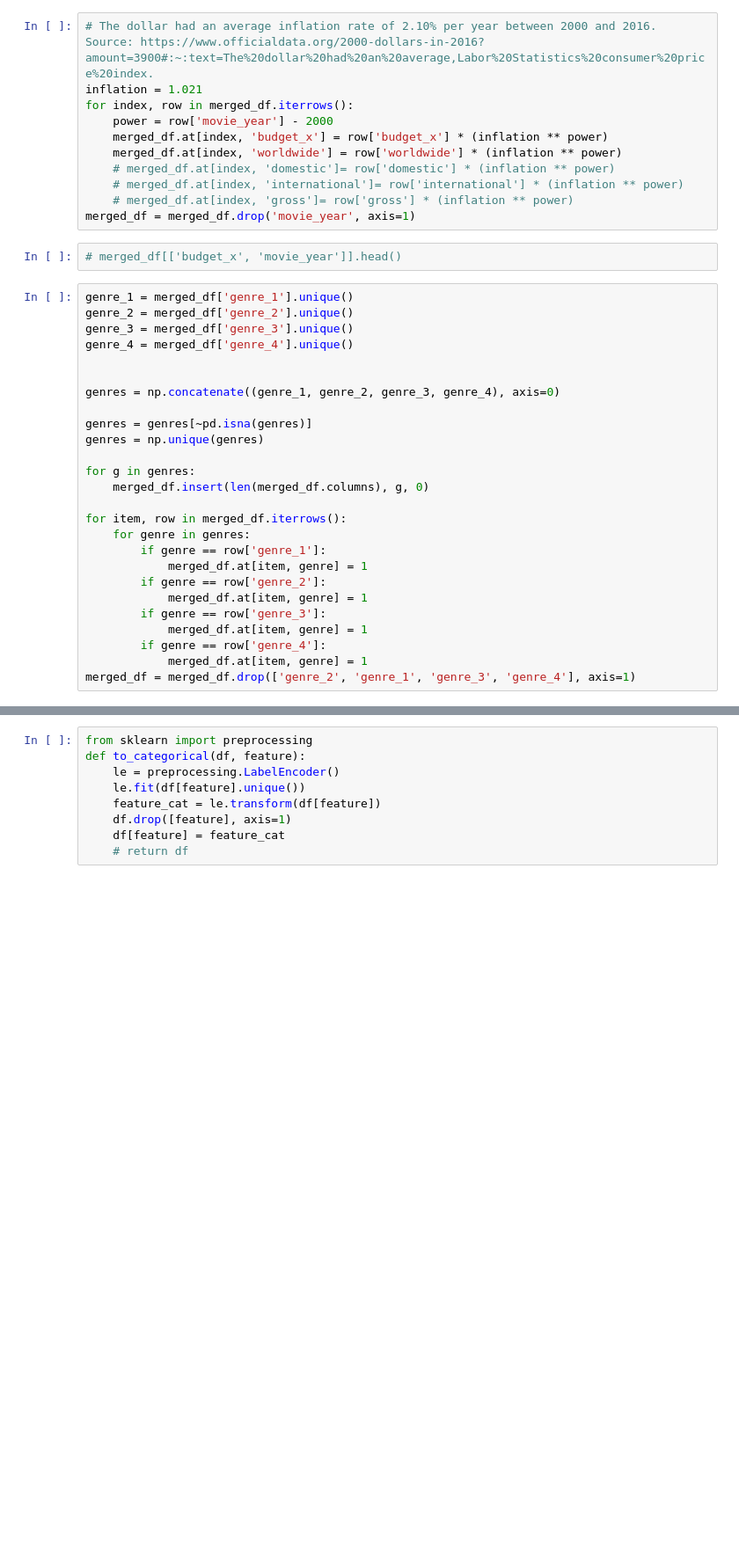
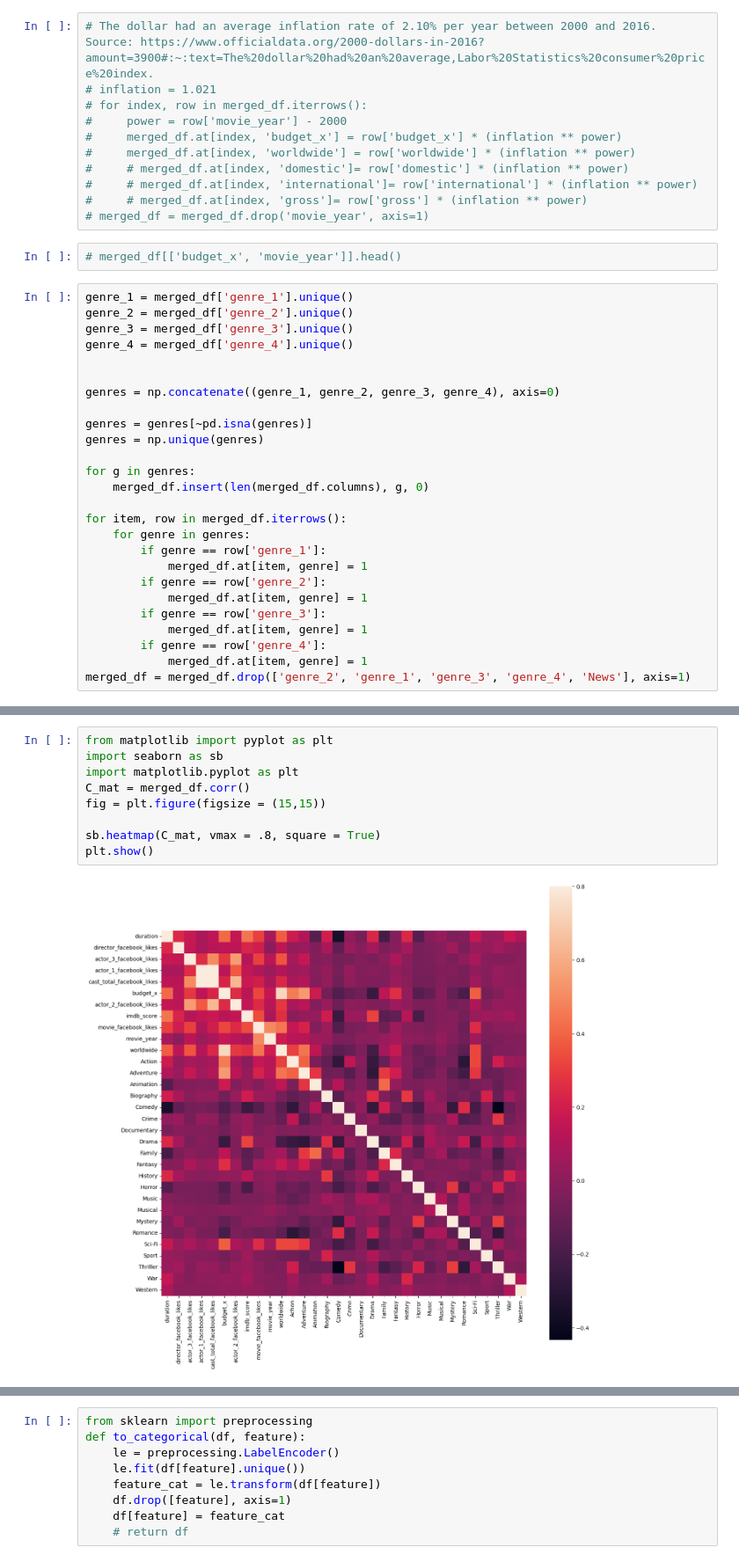
Before and after one commit to mpourostad/MovieRevenuePrediction, a Jupyter notebook: data_visualization.ipynb, the cells around one changed output, grey strips where cells are left out. Shown at 88% size. Saved outputs shown, nothing was run; the diff lists cells and outputs as text; blank space fills up the shorter version.

```diff
--- a/data_visualization.ipynb
+++ b/data_visualization.ipynb
@@ -86,15 +86,15 @@ merged_df = merged_df.drop(['run_time', 'budget_y', 'director_name', 'title_year
 # merged_df = merged_df.drop(['genre_4', 'genre_3'], axis=1)
 # %%
 # The dollar had an average inflation rate of 2.10% per year between 2000 and 2016. Source: https://www.officialdata.org/2000-dollars-in-2016?amount=3900#:~:text=The%20dollar%20had%20an%20average,Labor%20Statistics%20consumer%20price%20index.
-inflation = 1.021
-for index, row in merged_df.iterrows():
-    power = row['movie_year'] - 2000
-    merged_df.at[index, 'budget_x'] = row['budget_x'] * (inflation ** power)
-    merged_df.at[index, 'worldwide'] = row['worldwide'] * (inflation ** power)
-    # merged_df.at[index, 'domestic']= row['domestic'] * (inflation ** power)
-    # merged_df.at[index, 'international']= row['international'] * (inflation ** power)
-    # merged_df.at[index, 'gross']= row['gross'] * (inflation ** power)
-merged_df = merged_df.drop('movie_year', axis=1)
+# inflation = 1.021
+# for index, row in merged_df.iterrows():
+#     power = row['movie_year'] - 2000
+#     merged_df.at[index, 'budget_x'] = row['budget_x'] * (inflation ** power)
+#     merged_df.at[index, 'worldwide'] = row['worldwide'] * (inflation ** power)
+#     # merged_df.at[index, 'domestic']= row['domestic'] * (inflation ** power)
+#     # merged_df.at[index, 'international']= row['international'] * (inflation ** power)
+#     # merged_df.at[index, 'gross']= row['gross'] * (inflation ** power)
+# merged_df = merged_df.drop('movie_year', axis=1)
 # %%
 # merged_df[['budget_x', 'movie_year']].head()
 # %%
@@ -122,7 +122,7 @@ for item, row in merged_df.iterrows():
             merged_df.at[item, genre] = 1
         if genre == row['genre_4']:
             merged_df.at[item, genre] = 1
-merged_df = merged_df.drop(['genre_2', 'genre_1', 'genre_3', 'genre_4'], axis=1)
+merged_df = merged_df.drop(['genre_2', 'genre_1', 'genre_3', 'genre_4', 'News'], axis=1)
 # %%
 merged_df.head()
 # %% [output]
@@ -163,3 +167,14 @@ normalize(merged_df, 'worldwide')
+# %%
+from matplotlib import pyplot as plt
+import seaborn as sb
+import matplotlib.pyplot as plt
+C_mat = merged_df.corr()
+fig = plt.figure(figsize = (15,15))
+
+sb.heatmap(C_mat, vmax = .8, square = True)
+plt.show()
+# %% [output]
+[figure, added]
 # %%
 # import seaborn as sns
 # sns.heatmap(merged_df.corr(), cmap='YlGnBu', annot=True, linewidths = 0.2);
```
Also changed, not shown: parts of 17 cells of this notebook, 2 other files.
